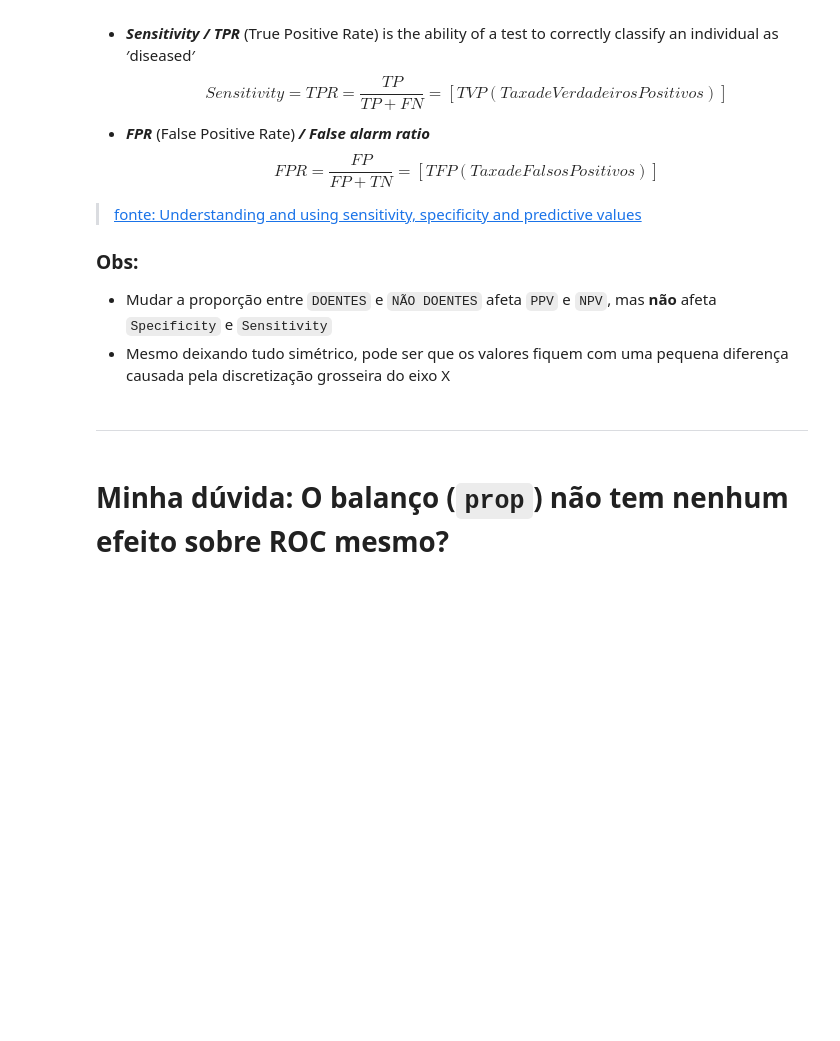
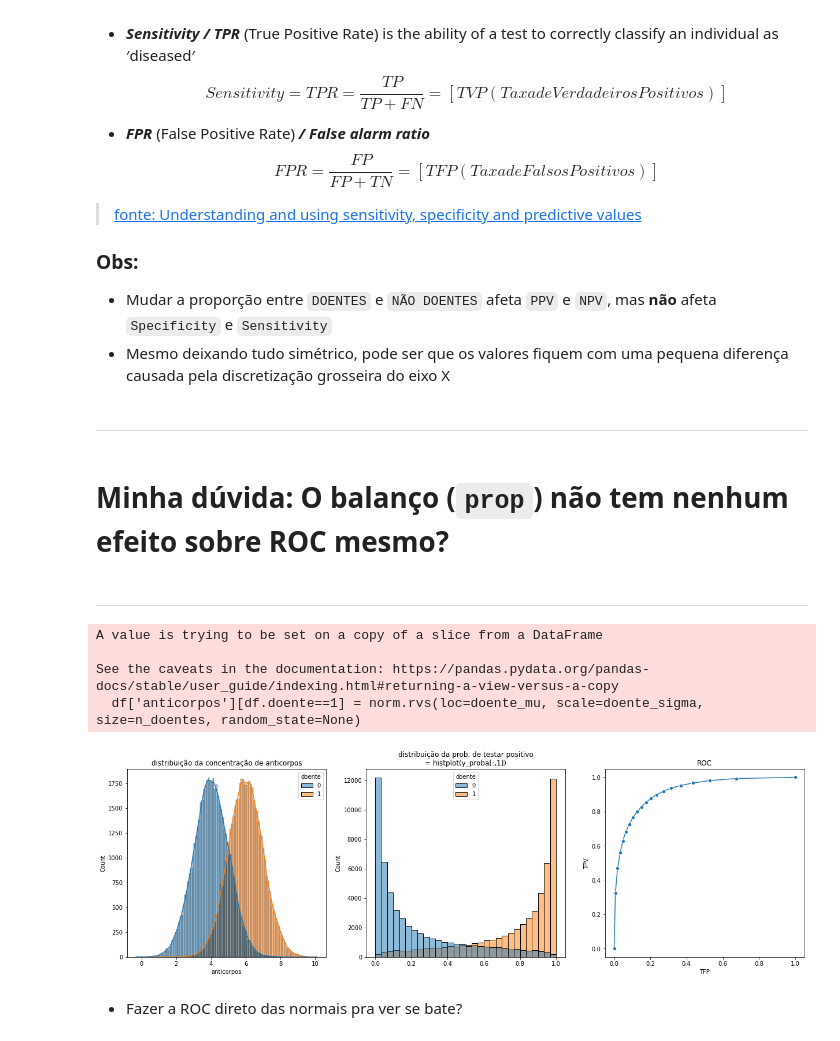
Before and after one commit to lmkawakami/misc-notebooks, a Jupyter notebook: 03_matriz_confusão/matriz_confusão.ipynb, the cells around one changed output. Saved outputs shown, nothing was run; the diff lists cells and outputs as text; code cells hidden in the pictures; blank space fills up the shorter version.

```diff
--- a/03_matriz_confusão/matriz_confusão.ipynb
+++ b/03_matriz_confusão/matriz_confusão.ipynb
@@ -281,3 +279,71 @@ $$FPR = \frac{FP}{FP + TN} = [TFP (Taxa de Falsos Positivos)]$$
 ---
 # %% [markdown]
 # Minha dúvida: O balanço (`prop`) não tem nenhum efeito sobre ROC mesmo?
+# %% [markdown]
+---
+# %%
+prop = 0.5
+pop = 100_000
+n_doentes = int(pop*prop)
+n_saldaveis = int(pop*(1-prop))
+doente_mu = 6
+saudavel_mu = 4
+doente_sigma = 1
+saudavel_sigma = 1
+
+
+df = pd.DataFrame()
+df['doente'] = pd.Series([0]*n_saldaveis + [1]*n_doentes)
+
+df['anticorpos'] = norm.rvs(loc=saudavel_mu, scale=saudavel_sigma, size=pop, random_state=None)
+df['anticorpos'][df.doente==1] = norm.rvs(loc=doente_mu, scale=doente_sigma, size=n_doentes, random_state=None)
+
+fig = plt.figure(figsize=(21,6))
+gs = GridSpec(ncols=3, nrows=1)
+plot1 = fig.add_subplot(gs[0, 0])
+plot2 = fig.add_subplot(gs[0, 1])
+plot3 = fig.add_subplot(gs[0, 2])
+
+sns.histplot(x=df.anticorpos, hue=df.doente, kde=True, ax=plot1).set_title("distribuição da concentração de anticorpos")
+
+X = df[['anticorpos']]
+y = df['doente']
+clf = LogisticRegression().fit(X, y)
+y_proba = clf.predict_proba(X)
+
+sns.histplot(x=y_proba[:,1], hue=df.doente, kde=False, ax=plot2).set_title("distribuição da prob. de testar positivo\n= histplot(y_proba[:,1])")
+
+thresholds = np.linspace(0,1,20)
+TVPs = []
+TFPs = []
+
+for threshold in thresholds:
+  df['previsao'] = y_proba[:,1]>threshold
+  df['previsao'] = df['previsao'].map(int)
+
+  vp = df[(df.doente==1)&(df.previsao==1)].shape[0]
+  vn = df[(df.doente==0)&(df.previsao==0)].shape[0]
+  fp = df[(df.doente==0)&(df.previsao==1)].shape[0]
+  fn = df[(df.doente==1)&(df.previsao==0)].shape[0]
+
+  TVPs += [vp/(vp+fn)]
+  TFPs += [fp/(vn+fp)]
+
+sns.lineplot(x=TFPs, y=TVPs, ax=plot3, marker="o").set_title("ROC")
+plot3.set(xlabel='TFP', ylabel='TPV')
+# sns.scatterplot(x=TFPs, y=TVPs, ax=plot3).set_title("ROC")
+
+df_t = pd.DataFrame()
+df_t['TVP'] = TVPs
+df_t['TFP'] = TFPs
+df_t['thresholds'] = thresholds
+df_t.set_index('thresholds', inplace=True)
+# df_t
+# %% [output]
+A value is trying to be set on a copy of a slice from a DataFrame
+
+See the caveats in the documentation: https://pandas.pydata.org/pandas-docs/stable/user_guide/indexing.html#returning-a-view-versus-a-copy
+  df['anticorpos'][df.doente==1] = norm.rvs(loc=doente_mu, scale=doente_sigma, size=n_doentes, random_state=None)
+[figure, added]
+# %% [markdown]
+- Fazer a ROC direto das normais pra ver se bate?
```
Also changed, not shown: parts of 5 cells of this notebook.
